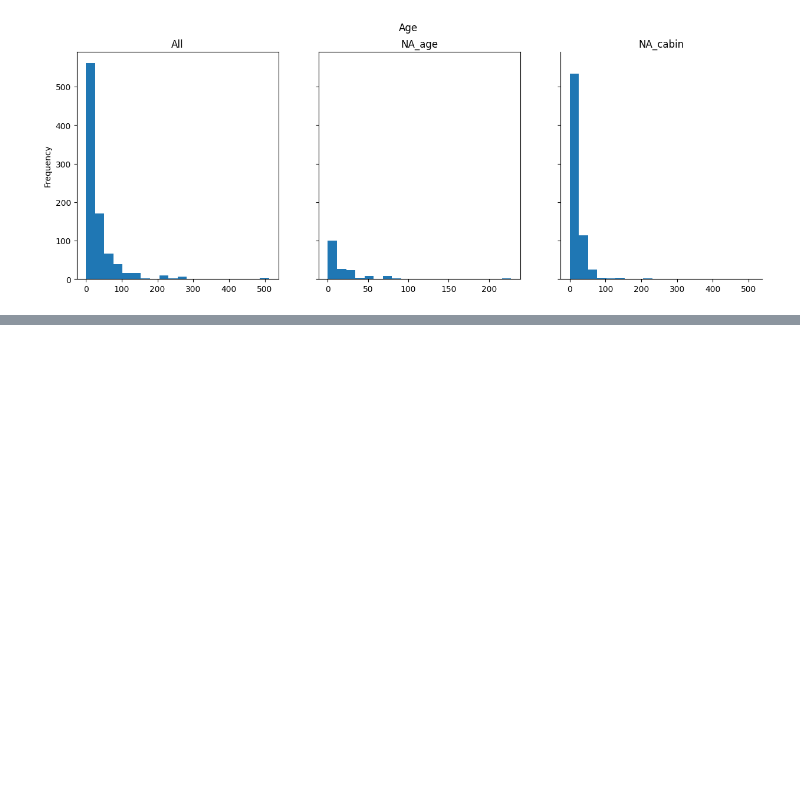
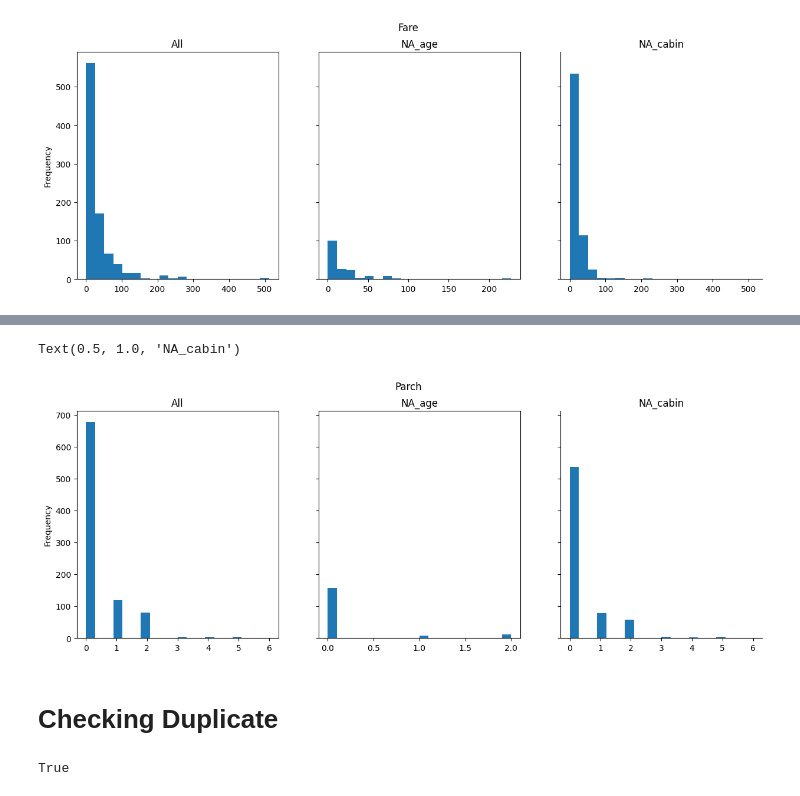
Before and after one commit to mushroom3969/Kaggle, a Jupyter notebook: Titanic.ipynb, the cells around one changed output, grey strips where cells are left out. Drawn from its saved outputs; the diff is of its cells as text; code cells hidden in the pictures; blank space fills up the shorter version.

```diff
--- a/Titanic.ipynb
+++ b/Titanic.ipynb
@@ -237,0 +244,24 @@ cabin_na_df = origin_df.loc[(isna_df["Cabin"])]
+# %%
+fig, axes = plt.subplots(1, 3, figsize=(15, 5), sharey=True)
+fig.suptitle('Parch')
+
+origin_df['Parch'].plot(ax=axes[0], kind='hist', bins=20, title='Parch')
+plt.gca().spines[['top', 'right',]].set_visible(False)
+axes[0].set_title("All")
+
+age_na_df['Parch'].plot(ax=axes[1], kind='hist', bins=20, title='Parch')
+plt.gca().spines[['top', 'right',]].set_visible(False)
+axes[1].set_title("NA_age")
+
+cabin_na_df['Parch'].plot(ax=axes[2], kind='hist', bins=20, title='Parch')
+plt.gca().spines[['top', 'right',]].set_visible(False)
+axes[2].set_title("NA_cabin")
+# %% [output]
+Text(0.5, 1.0, 'NA_cabin')
+[figure, added]
+# %% [markdown]
+# Checking Duplicate
+# %%
+sum(~origin_df.duplicated()) == origin_df.shape[0]
+# %% [output]
+True
```
Also changed, not shown: parts of 19 cells of this notebook.
